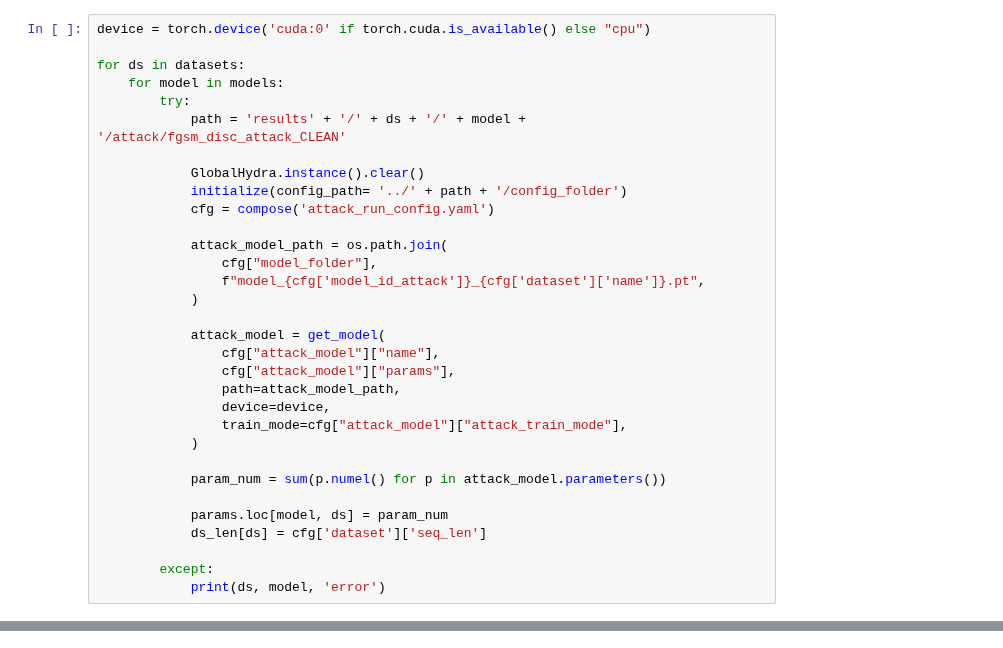
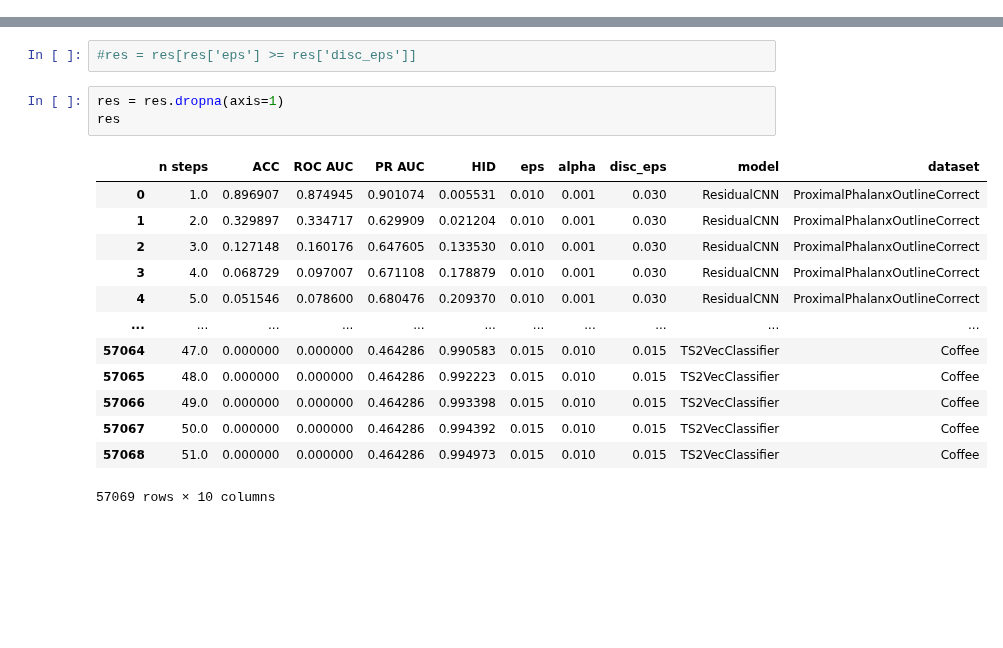
Before and after one commit to petrsokerin/Hidden_adversarial_attacks, a Jupyter notebook: notebooks/get_results.ipynb, the cells around one changed output, grey strips where cells are left out. Drawn from its saved outputs; the diff is of its cells as text; blank space fills up the shorter version.

Commit message:
Revert "FGSM "

```diff
--- a/notebooks/get_results.ipynb
+++ b/notebooks/get_results.ipynb
@@ -270,32 +0,0 @@ ds_len = pd.Series()
-# %%
-device = torch.device('cuda:0' if torch.cuda.is_available() else "cpu")
-
-for ds in datasets:
-    for model in models:
-        try:
-            path = 'results' + '/' + ds + '/' + model + '/attack/fgsm_disc_attack_CLEAN'
-
-            GlobalHydra.instance().clear()
-            initialize(config_path= '../' + path + '/config_folder')
-            cfg = compose('attack_run_config.yaml')
-
-            attack_model_path = os.path.join(
-                cfg["model_folder"],
-                f"model_{cfg['model_id_attack']}_{cfg['dataset']['name']}.pt",
-            )
-
-            attack_model = get_model(
-                cfg["attack_model"]["name"],
-                cfg["attack_model"]["params"],
-                path=attack_model_path,
-                device=device,
-                train_mode=cfg["attack_model"]["attack_train_mode"],
-            )
-
-            param_num = sum(p.numel() for p in attack_model.parameters())
-
-            params.loc[model, ds] = param_num
-            ds_len[ds] = cfg['dataset']['seq_len']
-
-        except:
-            print(ds, model, 'error')
@@ -404,0 +132,19 @@ all_corr
+# %%
+#res = res[res['eps'] >= res['disc_eps']]
+# %%
+res = res.dropna(axis=1)
+res
+# %% [output]
+|  | n steps | ACC | ROC AUC | PR AUC | HID | eps | alpha | disc_eps | model | dataset |
+| 0 | 1.0 | 0.896907 | 0.874945 | 0.901074 | 0.005531 | 0.010 | 0.001 | 0.030 | ResidualCNN | ProximalPhalanxOutlineCorrect |
+| 1 | 2.0 | 0.329897 | 0.334717 | 0.629909 | 0.021204 | 0.010 | 0.001 | 0.030 | ResidualCNN | ProximalPhalanxOutlineCorrect |
+| 2 | 3.0 | 0.127148 | 0.160176 | 0.647605 | 0.133530 | 0.010 | 0.001 | 0.030 | ResidualCNN | ProximalPhalanxOutlineCorrect |
+| 3 | 4.0 | 0.068729 | 0.097007 | 0.671108 | 0.178879 | 0.010 | 0.001 | 0.030 | ResidualCNN | ProximalPhalanxOutlineCorrect |
+| 4 | 5.0 | 0.051546 | 0.078600 | 0.680476 | 0.209370 | 0.010 | 0.001 | 0.030 | ResidualCNN | ProximalPhalanxOutlineCorrect |
+| ... | ... | ... | ... | ... | ... | ... | ... | ... | ... | ... |
+| 57064 | 47.0 | 0.000000 | 0.000000 | 0.464286 | 0.990583 | 0.015 | 0.010 | 0.015 | TS2VecClassifier | Coffee |
+| 57065 | 48.0 | 0.000000 | 0.000000 | 0.464286 | 0.992223 | 0.015 | 0.010 | 0.015 | TS2VecClassifier | Coffee |
+| 57066 | 49.0 | 0.000000 | 0.000000 | 0.464286 | 0.993398 | 0.015 | 0.010 | 0.015 | TS2VecClassifier | Coffee |
+| 57067 | 50.0 | 0.000000 | 0.000000 | 0.464286 | 0.994392 | 0.015 | 0.010 | 0.015 | TS2VecClassifier | Coffee |
+| 57068 | 51.0 | 0.000000 | 0.000000 | 0.464286 | 0.994973 | 0.015 | 0.010 | 0.015 | TS2VecClassifier | Coffee |
+57069 rows × 10 columns
```
Also changed, not shown: parts of 47 cells of this notebook, 46 other files.
